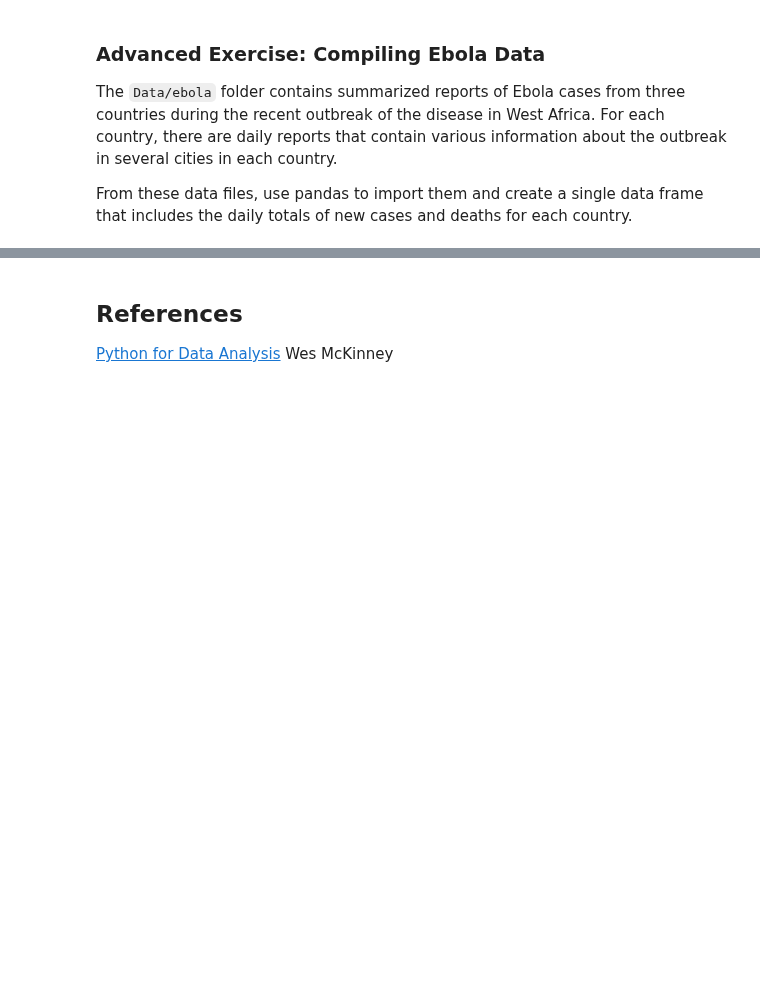
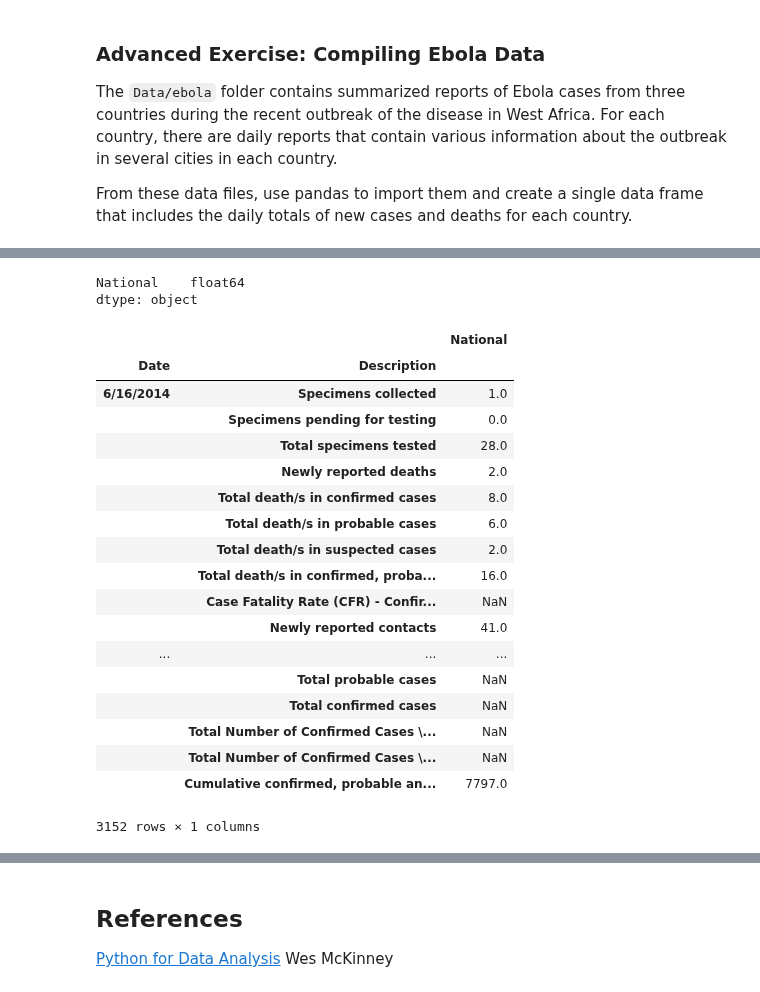
Before and after one commit to PaluchowskiMatthew/ADA-Kepler, a Jupyter notebook: 02 - Intro to Pandas/Intro to Pandas.ipynb, the cells around one changed output, grey strips where cells are left out. Drawn from its saved outputs; the diff is of its cells as text; code cells hidden in the pictures; blank space fills up the shorter version.

```diff
--- a/02 - Intro to Pandas/Intro to Pandas.ipynb
+++ b/02 - Intro to Pandas/Intro to Pandas.ipynb
@@ -2133,0 +2208,26 @@ From these data files, use pandas to import them and create a single data frame
+# %%
+liberia_df.index.names = ['Date', 'Description']
+print(liberia_df.dtypes)
+liberia_df
+# %% [output]
+National    float64
+dtype: object
+|  |  | National |
+| Date | Description |  |
+| 6/16/2014 | Specimens collected | 1.0 |
+|  | Specimens pending for testing | 0.0 |
+|  | Total specimens tested | 28.0 |
+|  | Newly reported deaths | 2.0 |
+|  | Total death/s in confirmed cases | 8.0 |
+|  | Total death/s in probable cases | 6.0 |
+|  | Total death/s in suspected cases | 2.0 |
+|  | Total death/s in confirmed, proba... | 16.0 |
+|  | Case Fatality Rate (CFR) - Confir... | NaN |
+|  | Newly reported contacts | 41.0 |
+| ... | ... | ... |
+|  | Total probable cases | NaN |
+|  | Total confirmed cases | NaN |
+|  | Total Number of Confirmed Cases \... | NaN |
+|  | Total Number of Confirmed Cases \... | NaN |
+|  | Cumulative confirmed, probable an... | 7797.0 |
+3152 rows × 1 columns
```
Also changed, not shown: parts of 6 cells of this notebook, 2 other files.
